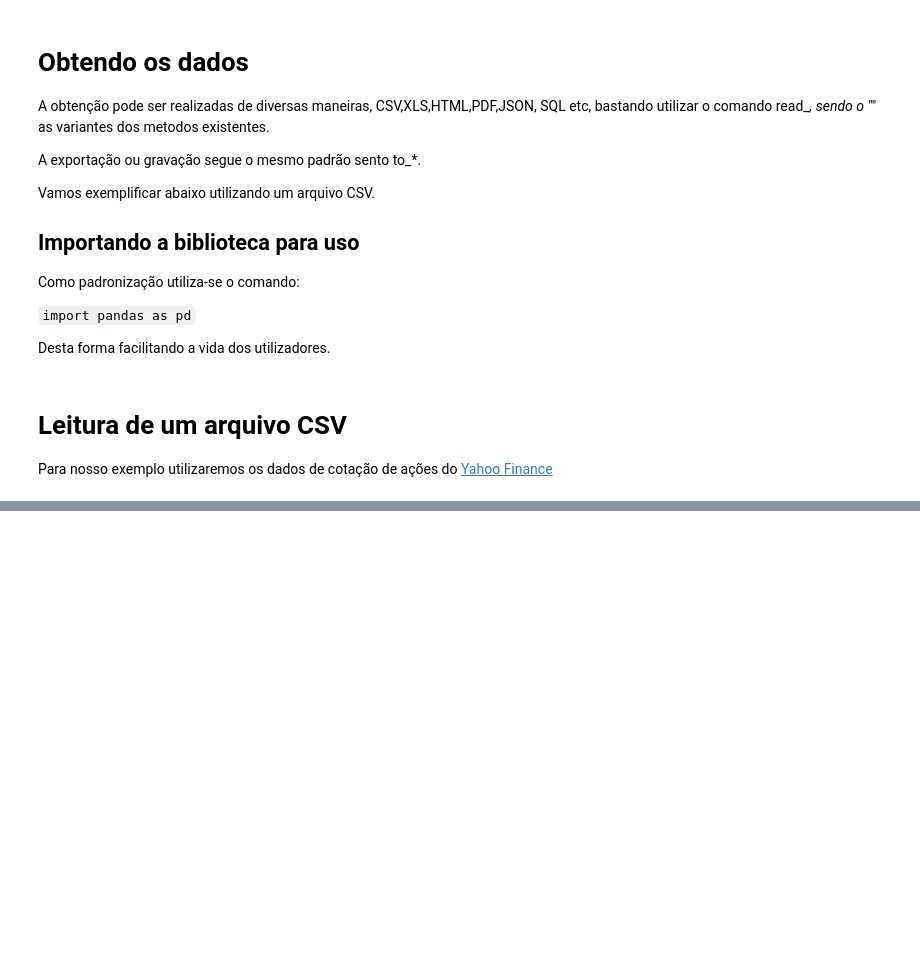
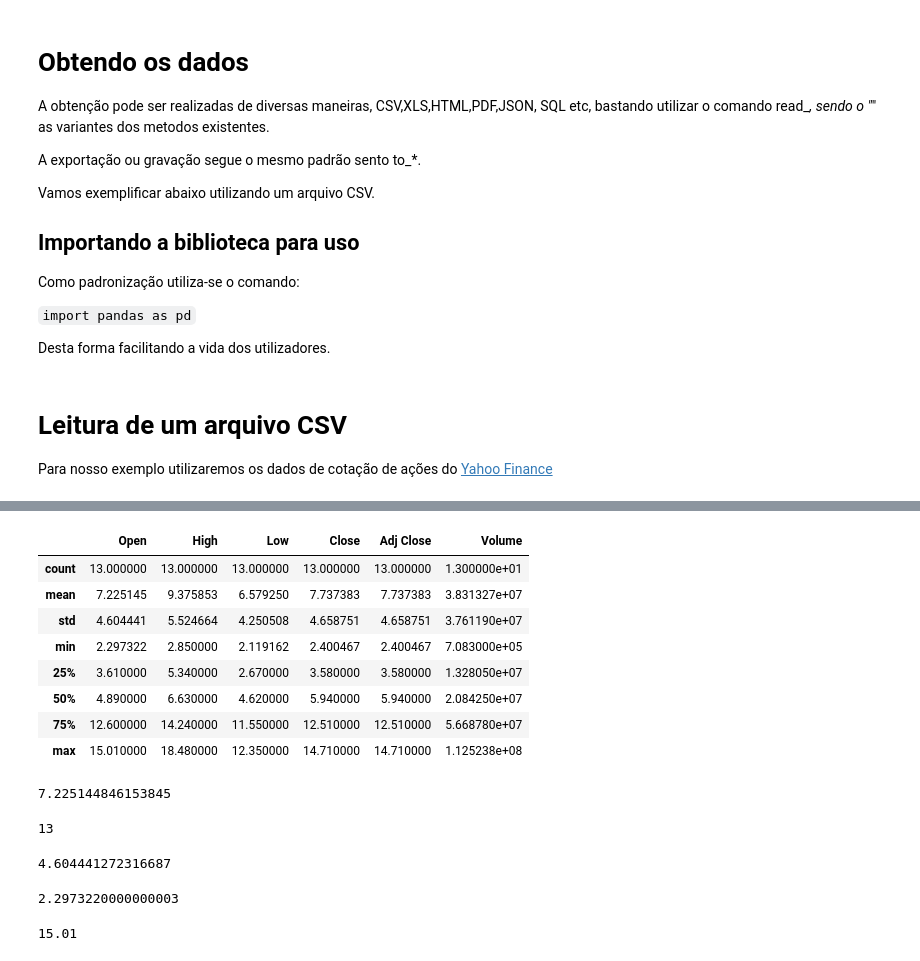
Before and after one commit to israelruiz2005/projetos-pandas, a Jupyter notebook: O_que_é_o_pandas.ipynb, the cells around one changed output, grey strips where cells are left out. Cells and saved outputs as stored; diff of their text form; code cells hidden in the pictures; blank space fills up the shorter version.

```diff
--- a/O_que_é_o_pandas.ipynb
+++ b/O_que_é_o_pandas.ipynb
@@ -58,0 +204,33 @@ Para nosso exemplo utilizaremos os dados de cotação de ações do [Yahoo Finan
+# %%
+df.describe()
+# %% [output]
+|  | Open | High | Low | Close | Adj Close | Volume |
+| count | 13.000000 | 13.000000 | 13.000000 | 13.000000 | 13.000000 | 1.300000e+01 |
+| mean | 7.225145 | 9.375853 | 6.579250 | 7.737383 | 7.737383 | 3.831327e+07 |
+| std | 4.604441 | 5.524664 | 4.250508 | 4.658751 | 4.658751 | 3.761190e+07 |
+| min | 2.297322 | 2.850000 | 2.119162 | 2.400467 | 2.400467 | 7.083000e+05 |
+| 25% | 3.610000 | 5.340000 | 2.670000 | 3.580000 | 3.580000 | 1.328050e+07 |
+| 50% | 4.890000 | 6.630000 | 4.620000 | 5.940000 | 5.940000 | 2.084250e+07 |
+| 75% | 12.600000 | 14.240000 | 11.550000 | 12.510000 | 12.510000 | 5.668780e+07 |
+| max | 15.010000 | 18.480000 | 12.350000 | 14.710000 | 14.710000 | 1.125238e+08 |
+# %%
+# calculando media
+df['Open'].mean()
+# %% [output]
+7.225144846153845
+# %%
+df['Open'].count()
+# %% [output]
+13
+# %%
+df['Open'].std()
+# %% [output]
+4.604441272316687
+# %%
+df['Open'].min()
+# %% [output]
+2.2973220000000003
+# %%
+df['Open'].max()
+# %% [output]
+15.01
```
Also changed, not shown: parts of 24 cells of this notebook.
